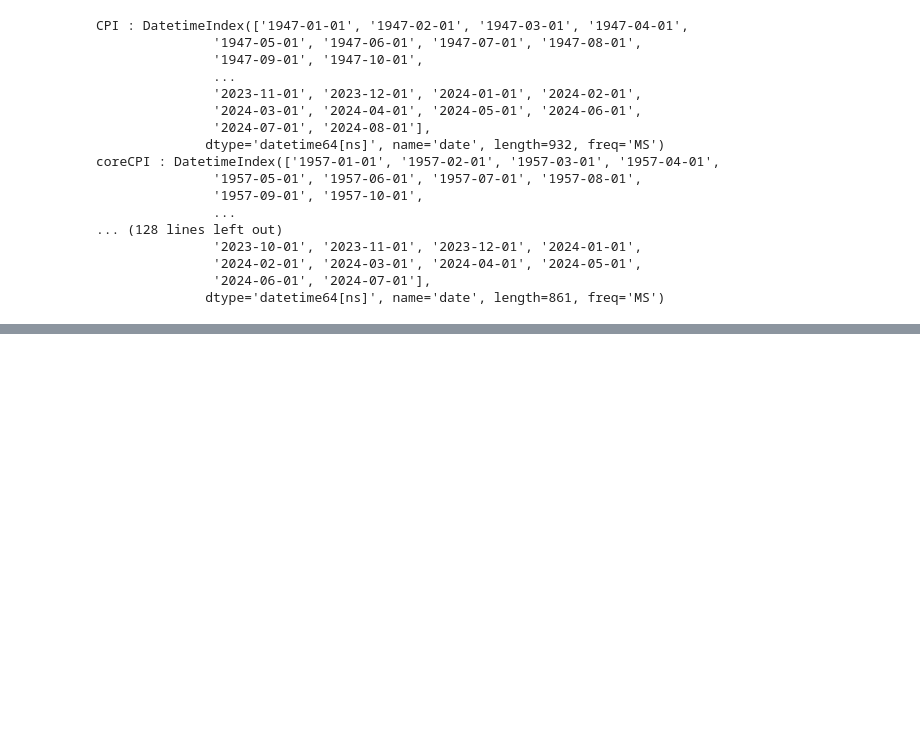
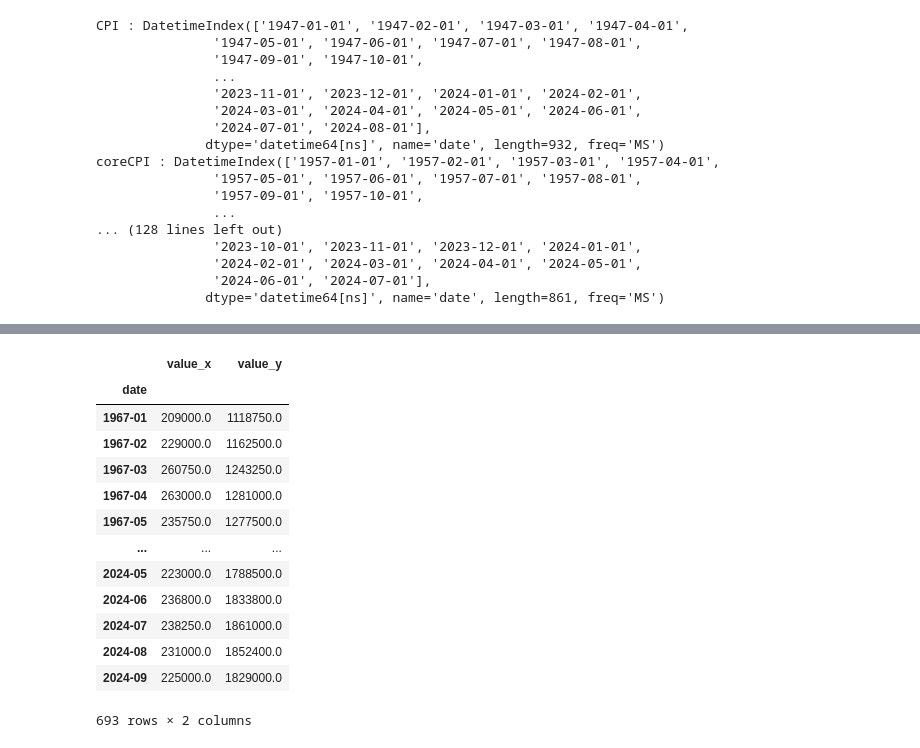
Before and after one commit to catree42/US-Economy-EDA-and-Federal-Rate-Prediction, a Jupyter notebook: DataPreprocessing.ipynb, the cells around one changed output, grey strips where cells are left out. Drawn from its saved outputs; the diff is of its cells as text; code cells hidden in the pictures; blank space fills up the shorter version.

```diff
--- a/DataPreprocessing.ipynb
+++ b/DataPreprocessing.ipynb
@@ -208,0 +230,18 @@ claims
+# %%
+claims_new = claims_new.groupby(['date']).mean()
+claims_new
+# %% [output]
+|  | value_x | value_y |
+| date |  |  |
+| 1967-01 | 209000.0 | 1118750.0 |
+| 1967-02 | 229000.0 | 1162500.0 |
+| 1967-03 | 260750.0 | 1243250.0 |
+| 1967-04 | 263000.0 | 1281000.0 |
+| 1967-05 | 235750.0 | 1277500.0 |
+| ... | ... | ... |
+| 2024-05 | 223000.0 | 1788500.0 |
+| 2024-06 | 236800.0 | 1833800.0 |
+| 2024-07 | 238250.0 | 1861000.0 |
+| 2024-08 | 231000.0 | 1852400.0 |
+| 2024-09 | 225000.0 | 1829000.0 |
+693 rows × 2 columns
```
Also changed, not shown: parts of 3 cells of this notebook.
